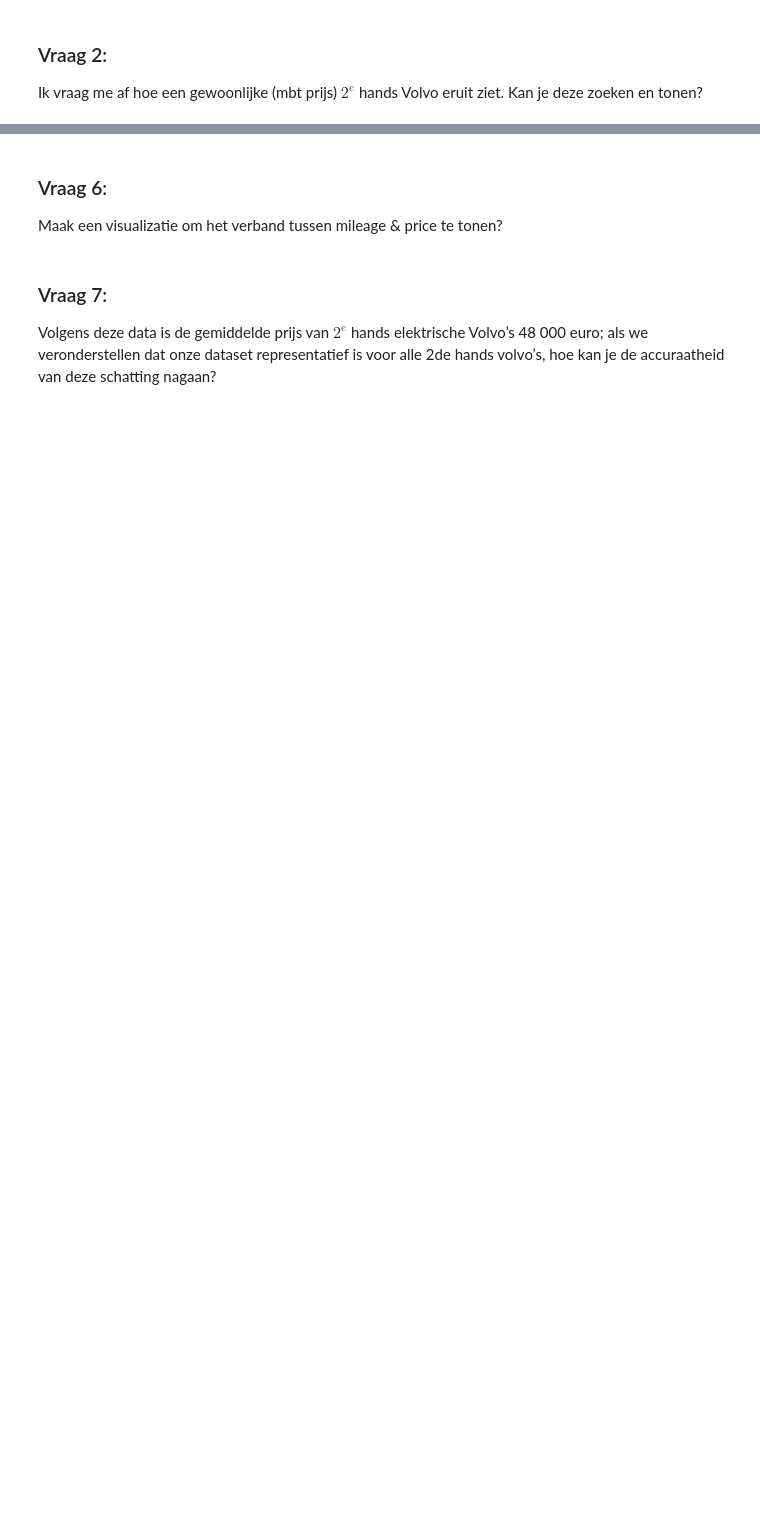
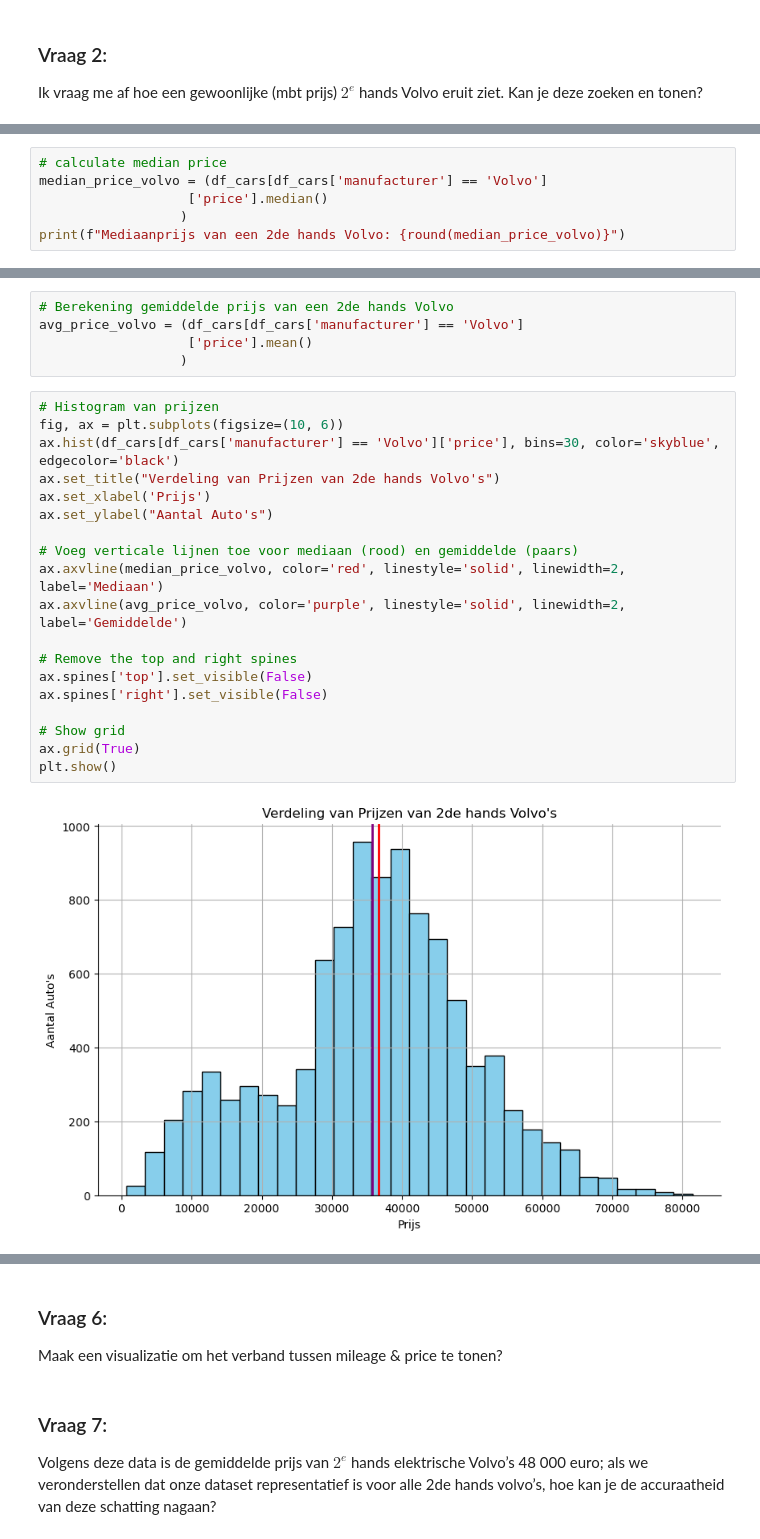
Before and after one commit to craftyraf/project-productie-proces, a Jupyter notebook: notebooks/autoproductie.ipynb, the cells around one changed output, grey strips where cells are left out. Saved outputs shown, nothing was run; the diff lists cells and outputs as text; blank space fills up the shorter version.

```diff
--- a/notebooks/autoproductie.ipynb
+++ b/notebooks/autoproductie.ipynb
@@ -54,0 +65,6 @@ Ik vraag me af hoe een gewoonlijke (mbt prijs) $2^e$ hands Volvo eruit ziet. Kan
+# %%
+# calculate median price
+median_price_volvo = (df_cars[df_cars['manufacturer'] == 'Volvo']
+                   ['price'].median()
+                  )
+print(f"Mediaanprijs van een 2de hands Volvo: {round(median_price_volvo)}")
@@ -93,0 +106,26 @@ Teken dit histogram met `.hist` en gebruik `.axvline` om de mediaan en het gemid
+# %%
+# Berekening gemiddelde prijs van een 2de hands Volvo
+avg_price_volvo = (df_cars[df_cars['manufacturer'] == 'Volvo']
+                   ['price'].mean()
+                  )
+# %%
+# Histogram van prijzen
+fig, ax = plt.subplots(figsize=(10, 6))
+ax.hist(df_cars[df_cars['manufacturer'] == 'Volvo']['price'], bins=30, color='skyblue', edgecolor='black')
+ax.set_title("Verdeling van Prijzen van 2de hands Volvo's")
+ax.set_xlabel('Prijs')
+ax.set_ylabel("Aantal Auto's")
+
+# Voeg verticale lijnen toe voor mediaan (rood) en gemiddelde (paars)
+ax.axvline(median_price_volvo, color='red', linestyle='solid', linewidth=2, label='Mediaan')
+ax.axvline(avg_price_volvo, color='purple', linestyle='solid', linewidth=2, label='Gemiddelde')
+
+# Remove the top and right spines
+ax.spines['top'].set_visible(False)
+ax.spines['right'].set_visible(False)
+
+# Show grid
+ax.grid(True)
+plt.show()
+# %% [output]
+[figure, added]
```
Also changed, not shown: parts of 11 cells of this notebook.
